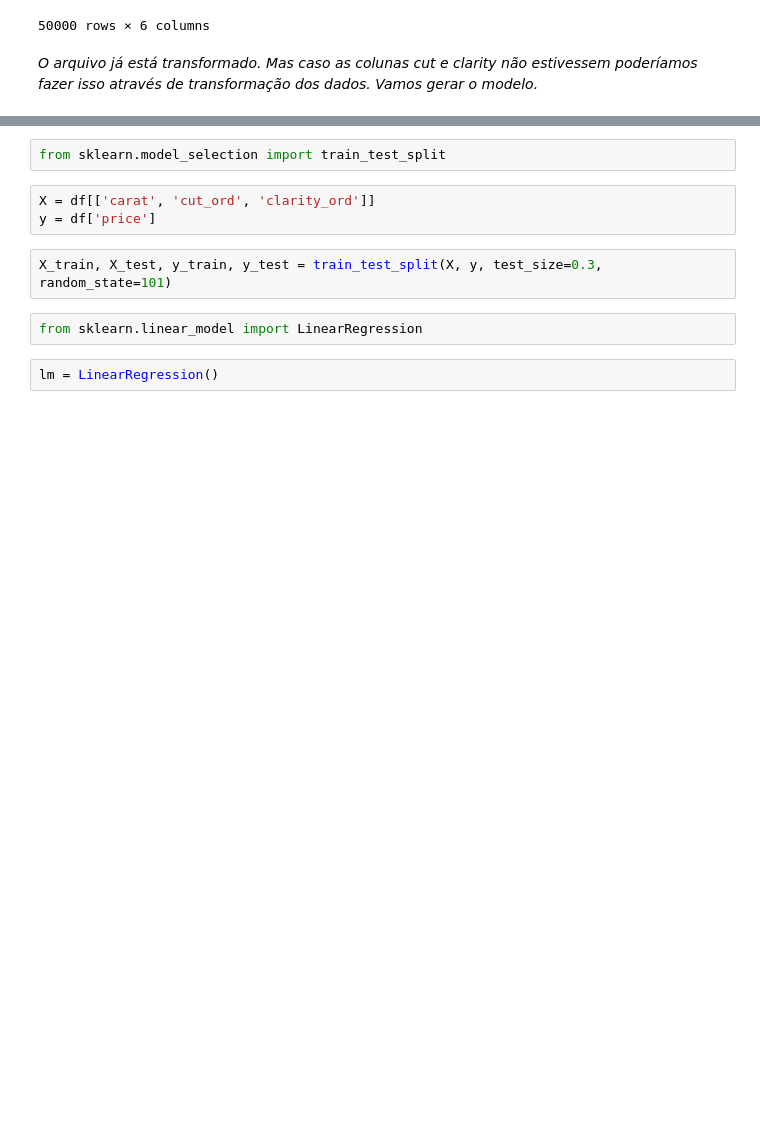
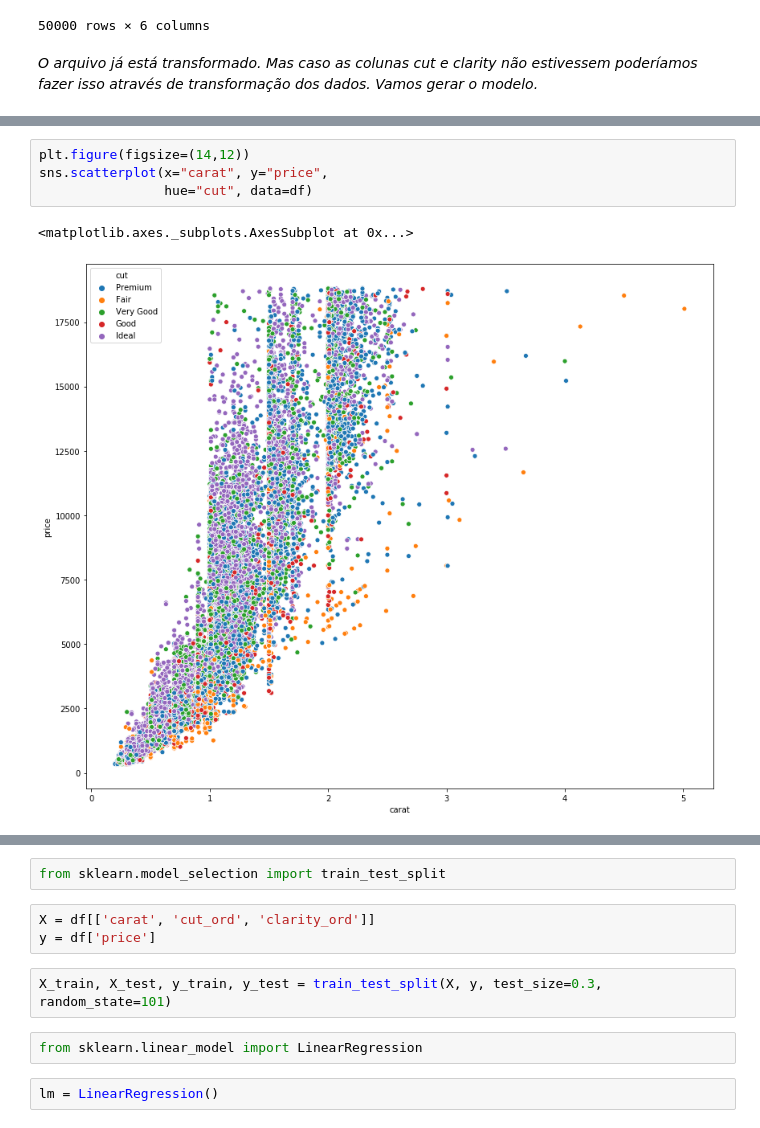
Before and after one commit to felipesembay/Udacity, a Jupyter notebook: Projeto1_Regressao_Linear/Diamonds.ipynb, the cells around one changed output, grey strips where cells are left out. Saved outputs shown, nothing was run; the diff lists cells and outputs as text; blank space fills up the shorter version.

```diff
--- a/Projeto1_Regressao_Linear/Diamonds.ipynb
+++ b/Projeto1_Regressao_Linear/Diamonds.ipynb
@@ -60,0 +73,7 @@ df.plot(x='carat',y='price',kind='scatter', title='Preço em relação ao quilat
+# %%
+plt.figure(figsize=(14,12))
+sns.scatterplot(x="carat", y="price",
+                hue="cut", data=df)
+# %% [output]
+<matplotlib.axes._subplots.AxesSubplot at 0x...>
+[figure, added]
```
Also changed, not shown: parts of 10 cells of this notebook, 7 other files.
